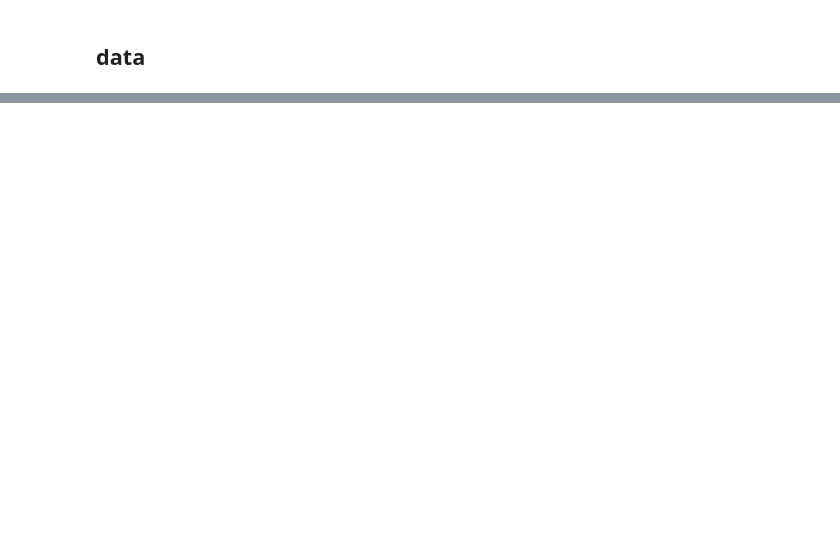
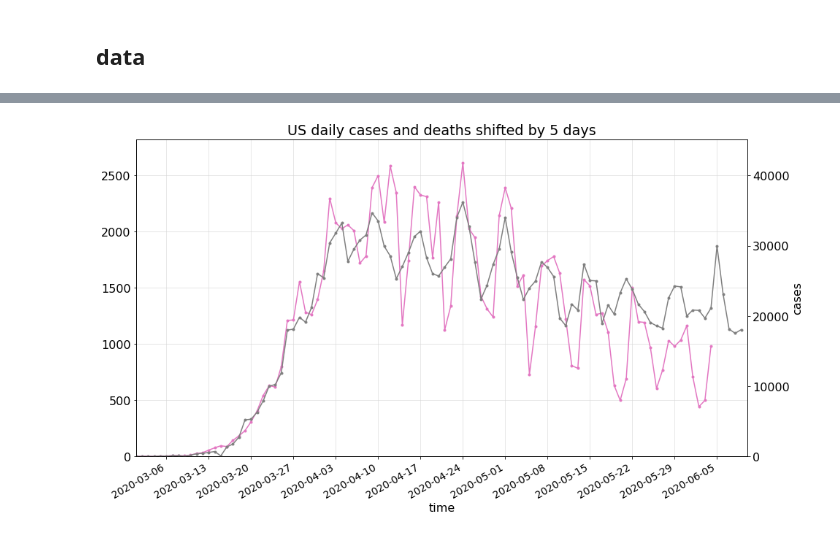
Before and after one commit to alexamici/covid-19-notebooks, a Jupyter notebook: notebooks/usa-states-situation-report.ipynb, the cells around one changed output, grey strips where cells are left out. Saved outputs shown, nothing was run; the diff lists cells and outputs as text; code cells hidden in the pictures; blank space fills up the shorter version.

```diff
--- a/notebooks/usa-states-situation-report.ipynb
+++ b/notebooks/usa-states-situation-report.ipynb
@@ -64,7 +123,7 @@ df.loc[df.index.max()].sort_values('deaths', ascending=False)[['location', 'deat
 # %%
-DAY = np.timedelta64(24 * 60 * 60, 's')
+#### DAY = np.timedelta64(24 * 60 * 60, 's')
 PALETTE_ONE = list(sns.color_palette())
 
 
-EXTENT = ('2020-03-01', '2020-04-15')
+EXTENT = ('2020-03-01', '2020-06-10')
 XLIM = tuple(map(np.datetime64, EXTENT))
@@ -77,2 +130,16 @@ for state, df_state in data.items():
+# %%
+_, ax1 = covid19.plot.subplots(subplot_kw={'xlim': XLIM})
+ax1.set_title(f'COVID-19 USA - Linear scale')
+ax2 = ax1.twinx()
+
+usa = ds_states.sum('location')
+
+covid19.plot.plot_data(ax1, usa['daily_deaths'].rolling({'time': 1}).mean(), delay=-5)
+covid19.plot.plot_data(ax2, usa['daily_confirmed'].rolling({'time': 1}).mean())
+
+ax1.set(ylim=(0, usa['population'] / 120_000), title='US daily cases and deaths shifted by 5 days')
+_ = ax2.set(ylim=(0, usa['population'] / 7_500), ylabel='cases')
+# %% [output]
+[figure, added]
 # %%
 STATES_FIT_PARAMS = {
```
Also changed, not shown: parts of 16 cells of this notebook, 8 other files.
